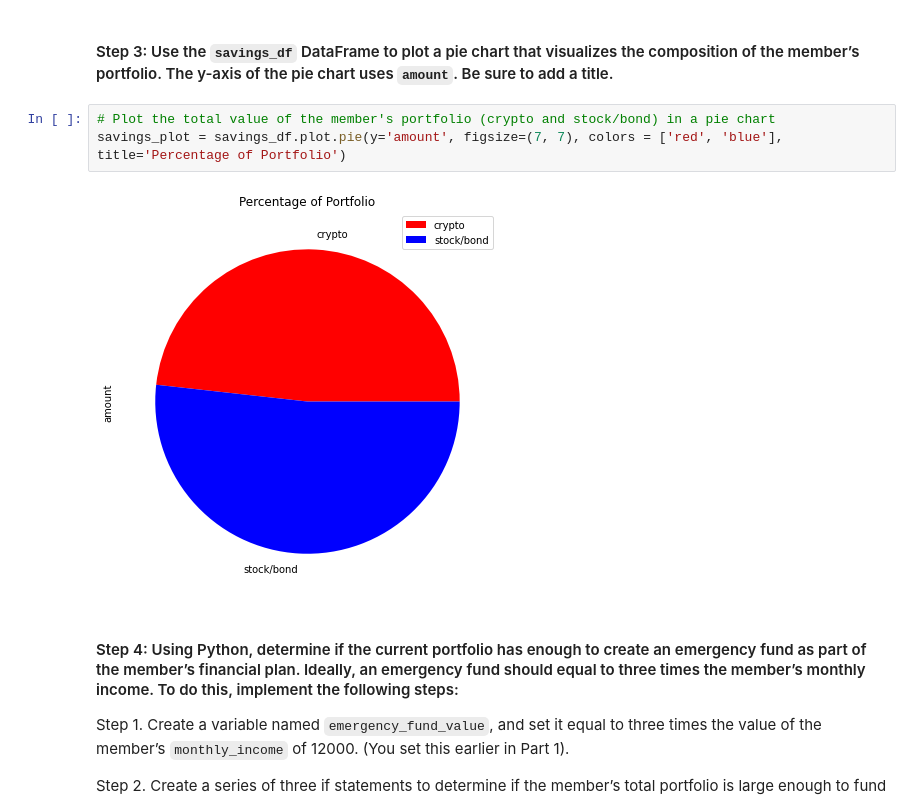
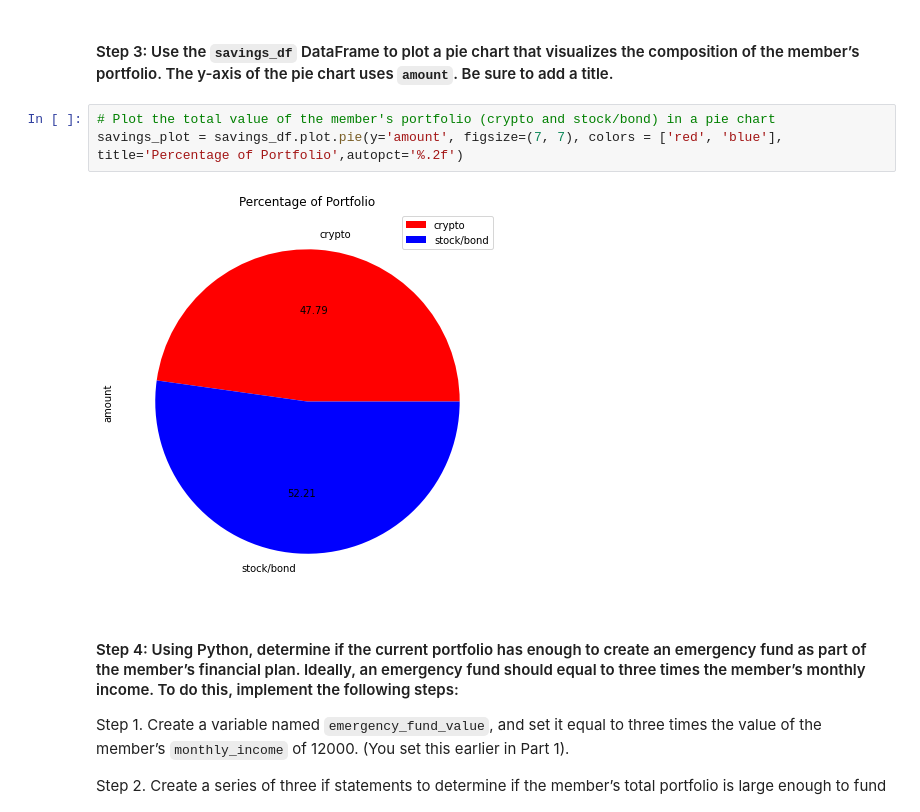
Before and after one commit to ctmayes/Bootcamp_Week_5, a Jupyter notebook: financial_planning_tools.ipynb, the cells around one changed output. Saved outputs shown, nothing was run; the diff lists cells and outputs as text.

```diff
--- a/financial_planning_tools.ipynb
+++ b/financial_planning_tools.ipynb
@@ -360,9 +360,9 @@ savings_df
 #### Step 3: Use the `savings_df` DataFrame to plot a pie chart that visualizes the composition of the member’s portfolio. The y-axis of the pie chart uses `amount`. Be sure to add a title.
 # %%
 # Plot the total value of the member's portfolio (crypto and stock/bond) in a pie chart
-savings_plot = savings_df.plot.pie(y='amount', figsize=(7, 7), colors = ['red', 'blue'], title='Percentage of Portfolio')
+savings_plot = savings_df.plot.pie(y='amount', figsize=(7, 7), colors = ['red', 'blue'], title='Percentage of Portfolio',autopct='%.2f')
 # %% [output]
-[figure, old version]
+[figure, new version]
 # %% [markdown]
 #### Step 4: Using Python, determine if the current portfolio has enough to create an emergency fund as part of the member’s financial plan. Ideally, an emergency fund should equal to three times the member’s monthly income. To do this, implement the following steps:
 
```
Also changed, not shown: parts of 22 cells of this notebook, 1 other file.
